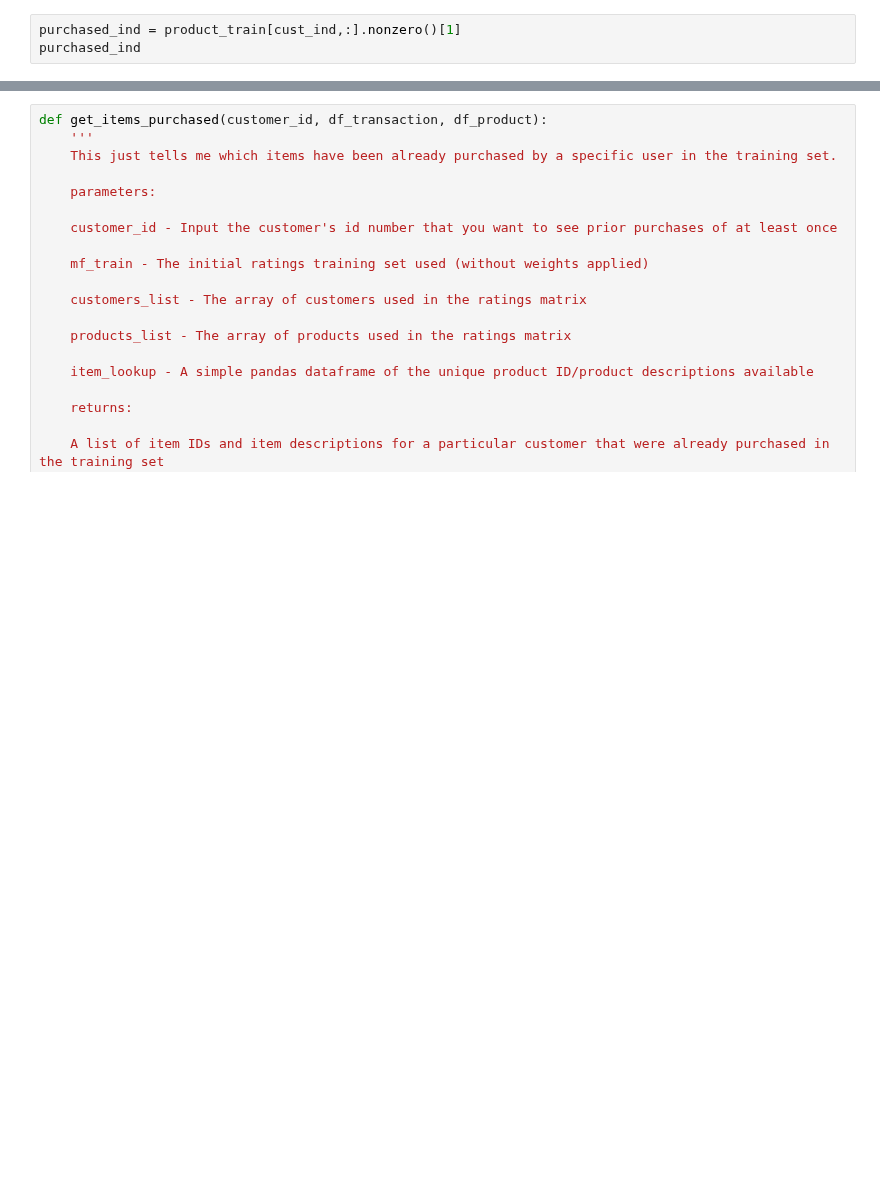
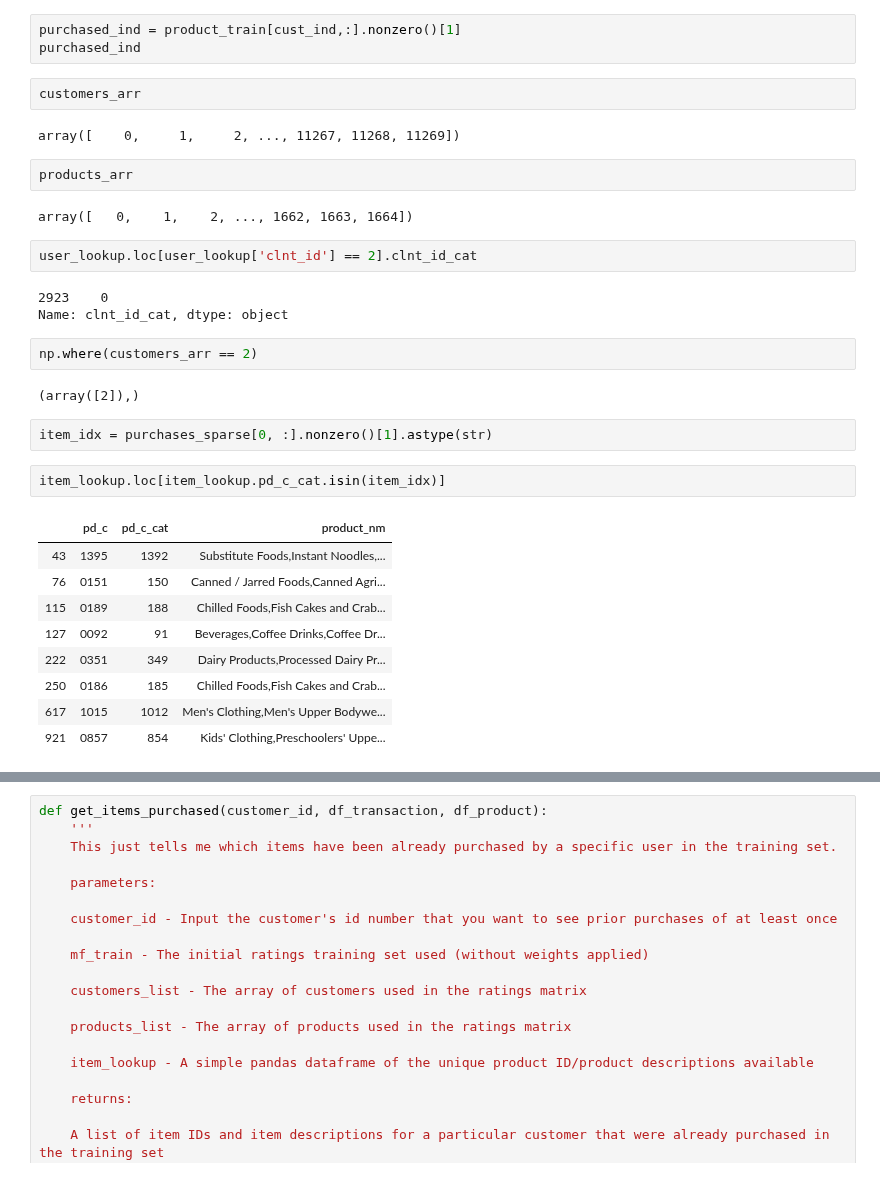
Before and after one commit to hojisu/recommendation-project, a Jupyter notebook: Alternating-Least-Squares-Copy1.ipynb, the cells around one changed output, grey strips where cells are left out. Cells and saved outputs as stored; diff of their text form; blank space fills up the shorter version.

```diff
--- a/Alternating-Least-Squares-Copy1.ipynb
+++ b/Alternating-Least-Squares-Copy1.ipynb
@@ -448,3 +465,34 @@ product_train
 # %%
 purchased_ind = product_train[cust_ind,:].nonzero()[1]
 purchased_ind
+# %%
+customers_arr
+# %% [output]
+array([    0,     1,     2, ..., 11267, 11268, 11269])
+# %%
+products_arr
+# %% [output]
+array([   0,    1,    2, ..., 1662, 1663, 1664])
+# %%
+user_lookup.loc[user_lookup['clnt_id'] == 2].clnt_id_cat
+# %% [output]
+2923    0
+Name: clnt_id_cat, dtype: object
+# %%
+np.where(customers_arr == 2)
+# %% [output]
+(array([2]),)
+# %%
+item_idx = purchases_sparse[0, :].nonzero()[1].astype(str)
+# %%
+item_lookup.loc[item_lookup.pd_c_cat.isin(item_idx)]
+# %% [output]
+|  | pd_c | pd_c_cat | product_nm |
+| 43 | 1395 | 1392 | Substitute Foods,Instant Noodles,... |
+| 76 | 0151 | 150 | Canned / Jarred Foods,Canned Agri... |
+| 115 | 0189 | 188 | Chilled Foods,Fish Cakes and Crab... |
+| 127 | 0092 | 91 | Beverages,Coffee Drinks,Coffee Dr... |
+| 222 | 0351 | 349 | Dairy Products,Processed Dairy Pr... |
+| 250 | 0186 | 185 | Chilled Foods,Fish Cakes and Crab... |
+| 617 | 1015 | 1012 | Men's Clothing,Men's Upper Bodywe... |
+| 921 | 0857 | 854 | Kids' Clothing,Preschoolers' Uppe... |
```
Also changed, not shown: parts of 9 cells of this notebook.
